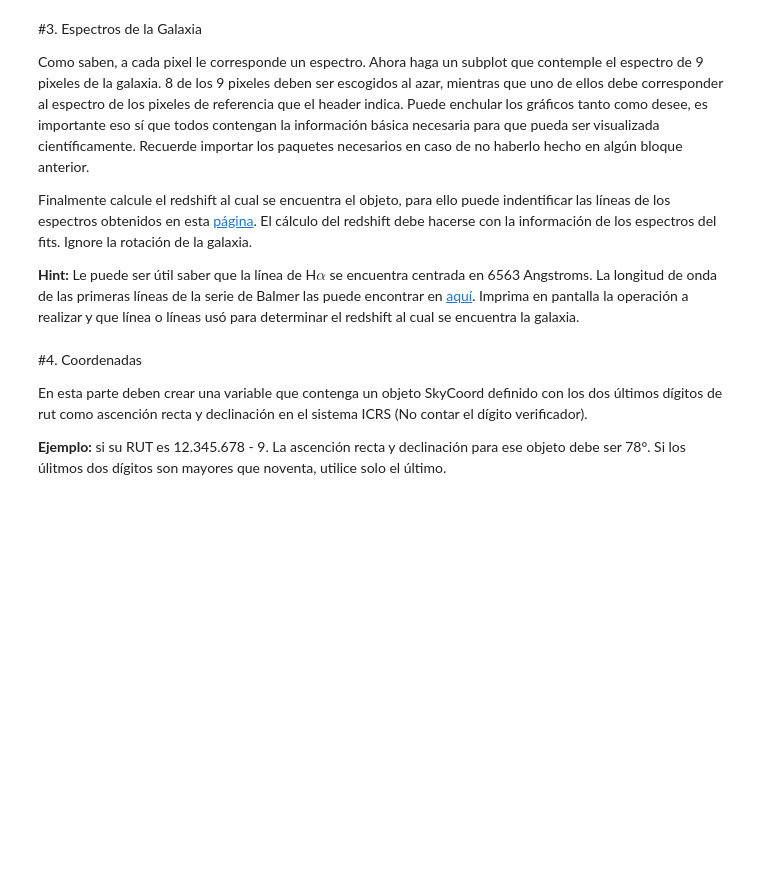
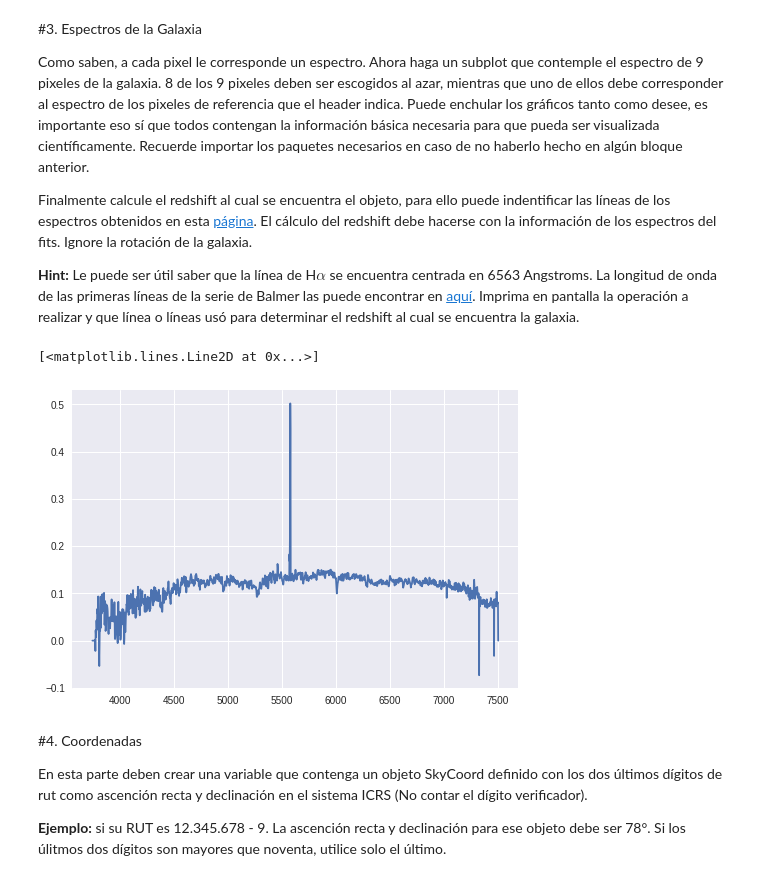
Before and after one commit to kosarrara/minitarea4, a Jupyter notebook: minitarea4.ipynb, the cells around one changed output. Cells and saved outputs as stored; diff of their text form; code cells hidden in the pictures; blank space fills up the shorter version.

```diff
--- a/minitarea4.ipynb
+++ b/minitarea4.ipynb
@@ -109,6 +113,13 @@ Como saben, a cada pixel le corresponde un espectro. Ahora haga un subplot que c
 Finalmente calcule el redshift al cual se encuentra el objeto, para ello puede indentificar las líneas de los espectros obtenidos en esta [página](http://skyserver.sdss.org/dr15/en/tools/chart/navi.aspx). El cálculo del redshift debe hacerse con la información de los espectros del fits. Ignore la rotación de la galaxia.
 
 **Hint:** Le puede ser útil saber que la línea de H$\alpha$ se encuentra centrada en 6563 Angstroms. La longitud de onda de las primeras líneas de la serie de Balmer las puede encontrar en [aquí](https://es.wikipedia.org/wiki/L%C3%ADneas_de_Balmer). Imprima en pantalla la operación a realizar y que línea o líneas usó para determinar el redshift al cual se encuentra la galaxia.
+# %%
+#Haré un filtro para encontrar la galaxia, haciendo una seleccion con los pixeles que tienen un flujo mayor o igual a 2
+slicingGalaxia=data[:,25,28]
+plt.plot(WaveLengh,slicingGalaxia)
+# %% [output]
+[<matplotlib.lines.Line2D at 0x...>]
+[figure, added]
 # %% [markdown]
 #4. Coordenadas
 
```
Also changed, not shown: parts of 1 cell of this notebook.
